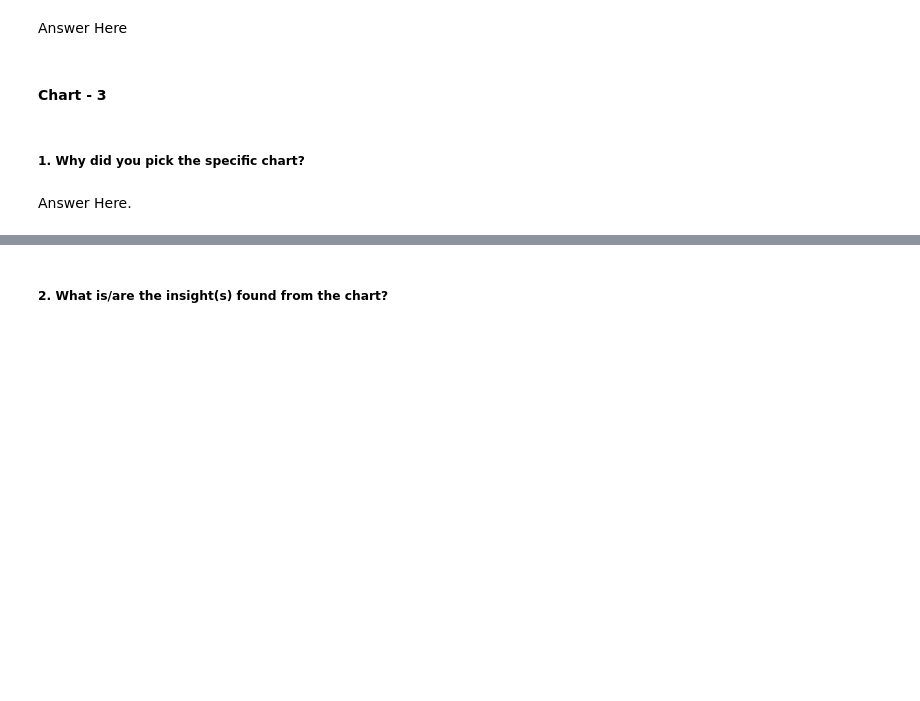
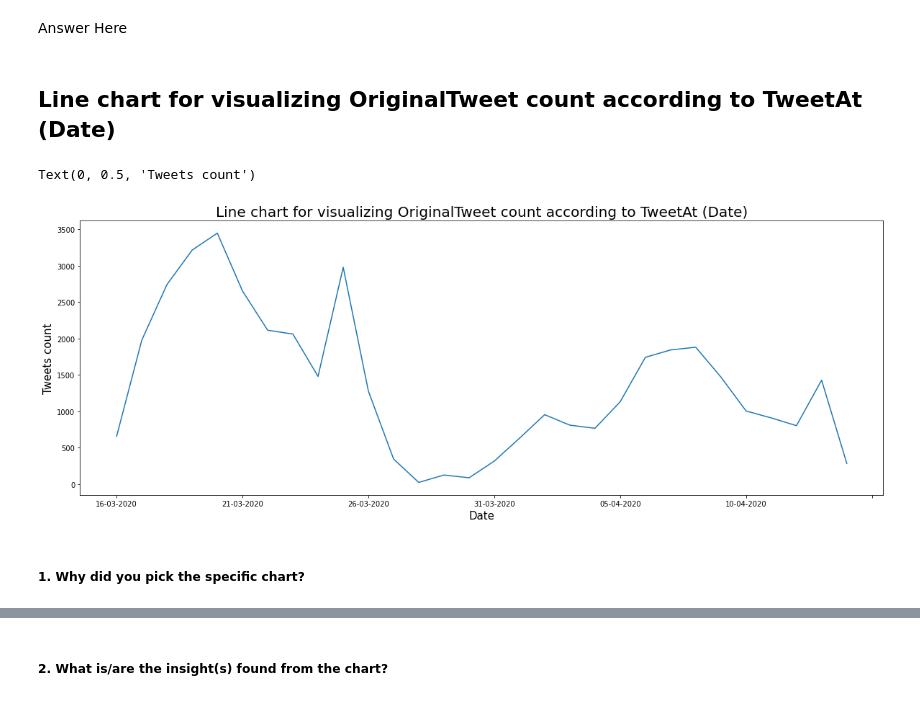
Before and after one commit to kuldeep-sngh/Covid-19-Tweet-Sentiment-Analysis, a Jupyter notebook: Covid_19_Tweet_Sentiment_Analysis.ipynb, the cells around one changed output, grey strips where cells are left out. Saved outputs shown, nothing was run; the diff lists cells and outputs as text; code cells hidden in the pictures; blank space fills up the shorter version.

```diff
--- a/Covid_19_Tweet_Sentiment_Analysis.ipynb
+++ b/Covid_19_Tweet_Sentiment_Analysis.ipynb
@@ -512,5 +467,3 @@ Answer Here
 Are there any insights that lead to negative growth? Justify with specific reason.
 # %% [markdown]
 Answer Here
-# %% [markdown]
-#### Chart - 3
@@ -519,4 +470,14 @@ Answer Here
+# %% [markdown]
+## **Line chart for visualizing OriginalTweet count according to TweetAt (Date)**
+# %%
+# Plting Line chart for visualizing OriginalTweet count according to TweetAt (Date)
+plt.figure(figsize=(20,7))
+df.groupby('TweetAt', sort = False)['OriginalTweet'].count().plot()
+plt.title('Line chart for visualizing OriginalTweet count according to TweetAt (Date)', fontsize = 20)
+plt.xlabel('Date', fontsize = 15)
+plt.ylabel('Tweets count', fontsize = 15)
+# %% [output]
+Text(0, 0.5, 'Tweets count')
+[figure, added]
 # %% [markdown]
 ##### 1. Why did you pick the specific chart?
-# %% [markdown]
-Answer Here.
```
Also changed, not shown: parts of 139 cells of this notebook.
